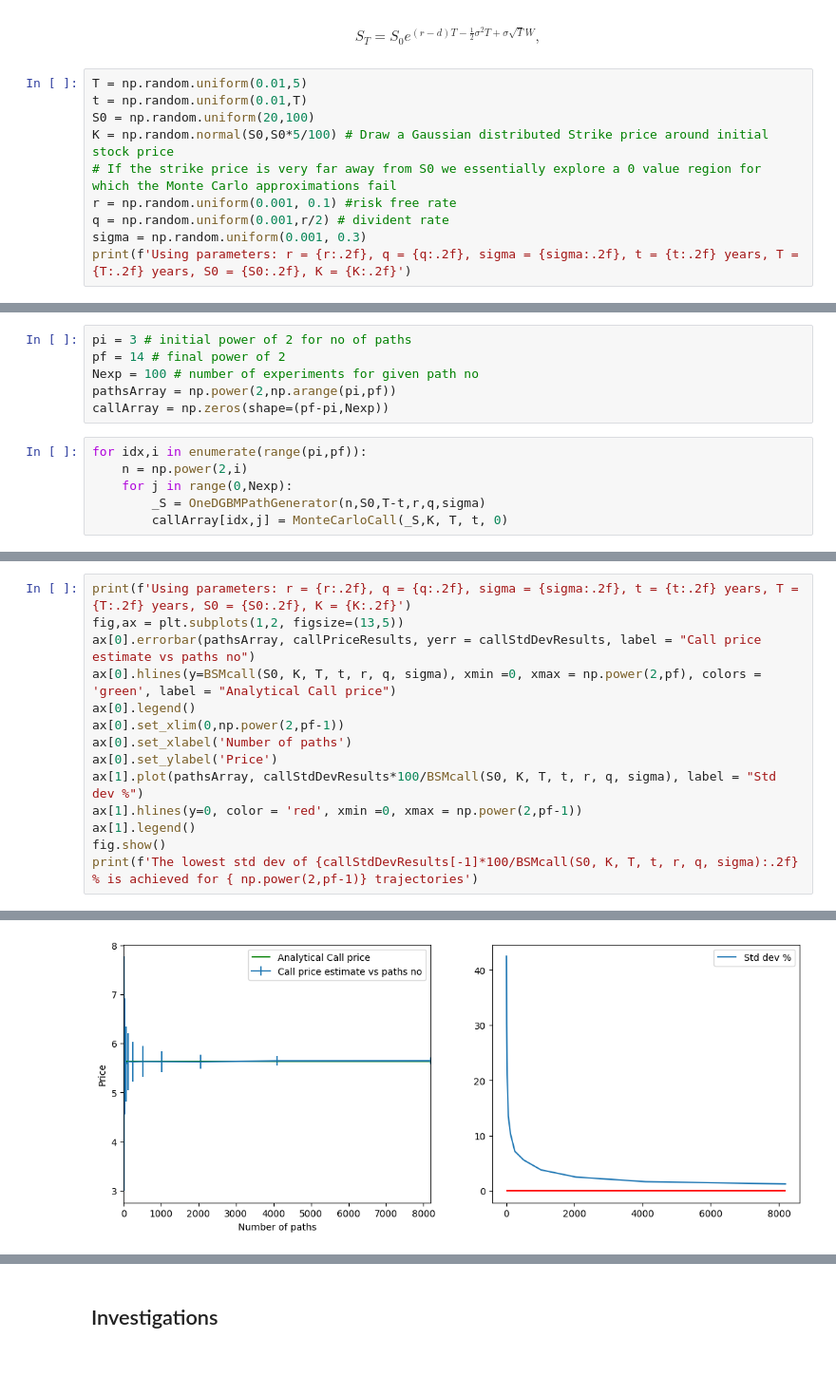
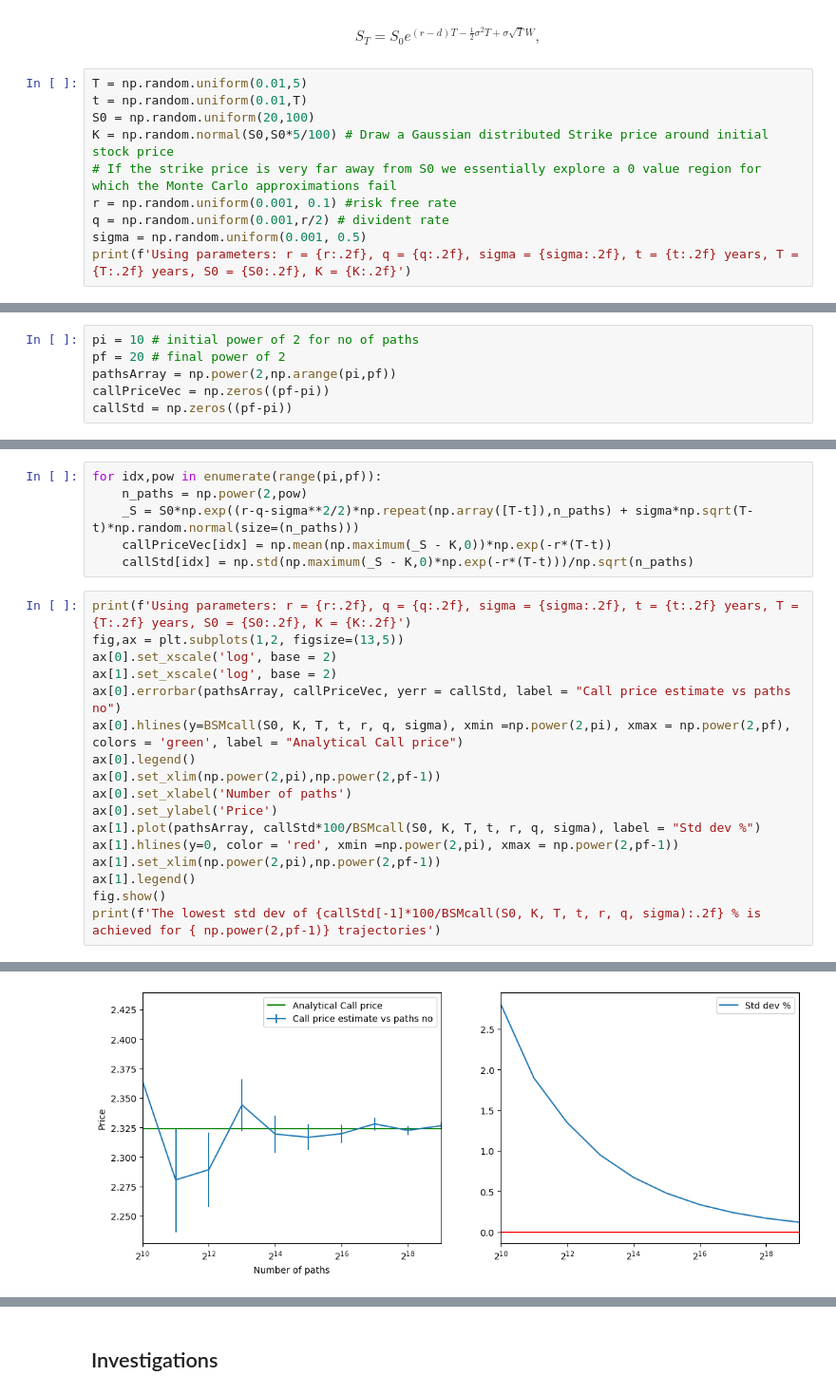
Before and after one commit to CioriiaCristian/quantitativeProjects, a Jupyter notebook: _001_Vanilla_Options_Black_Scholes/1_Vanilla_Black_Scholes.ipynb, the cells around one changed output, grey strips where cells are left out. Shown at 95% size. Cells and saved outputs as stored; diff of their text form; blank space fills up the shorter version.

```diff
--- a/_001_Vanilla_Options_Black_Scholes/1_Vanilla_Black_Scholes.ipynb
+++ b/_001_Vanilla_Options_Black_Scholes/1_Vanilla_Black_Scholes.ipynb
@@ -357,6 +281,6 @@ K = np.random.normal(S0,S0*5/100) # Draw a Gaussian distributed Strike price aro
 # If the strike price is very far away from S0 we essentially explore a 0 value region for which the Monte Carlo approximations fail
 r = np.random.uniform(0.001, 0.1) #risk free rate
 q = np.random.uniform(0.001,r/2) # divident rate
-sigma = np.random.uniform(0.001, 0.3)
+sigma = np.random.uniform(0.001, 0.5)
 print(f'Using parameters: r = {r:.2f}, q = {q:.2f}, sigma = {sigma:.2f}, t = {t:.2f} years, T = {T:.2f} years, S0 = {S0:.2f}, K = {K:.2f}')
 # %% [output]
@@ -364,12 +288,6 @@ Using parameters: r = 0.02, q = 0.00, sigma = 0.22, t = 1.93 years, T = 4.68 yea
 # %%
-pi = 3 # initial power of 2 for no of paths
-pf = 14 # final power of 2
-Nexp = 100 # number of experiments for given path no
+pi = 10 # initial power of 2 for no of paths
+pf = 20 # final power of 2
 pathsArray = np.power(2,np.arange(pi,pf))
-callArray = np.zeros(shape=(pf-pi,Nexp))
+callPriceVec = np.zeros((pf-pi))
+callStd = np.zeros((pf-pi))
-# %%
-for idx,i in enumerate(range(pi,pf)):
-    n = np.power(2,i)
-    for j in range(0,Nexp):
-        _S = OneDGBMPathGenerator(n,S0,T-t,r,q,sigma)
-        callArray[idx,j] = MonteCarloCall(_S,K, T, t, 0)
@@ -379,15 +294,24 @@ callStdDevResults = np.std(callArray, axis = 1)
+# %%
+for idx,pow in enumerate(range(pi,pf)):
+    n_paths = np.power(2,pow)
+    _S = S0*np.exp((r-q-sigma**2/2)*np.repeat(np.array([T-t]),n_paths) + sigma*np.sqrt(T-t)*np.random.normal(size=(n_paths)))
+    callPriceVec[idx] = np.mean(np.maximum(_S - K,0))*np.exp(-r*(T-t))
+    callStd[idx] = np.std(np.maximum(_S - K,0)*np.exp(-r*(T-t)))/np.sqrt(n_paths)
 # %%
 print(f'Using parameters: r = {r:.2f}, q = {q:.2f}, sigma = {sigma:.2f}, t = {t:.2f} years, T = {T:.2f} years, S0 = {S0:.2f}, K = {K:.2f}')
 fig,ax = plt.subplots(1,2, figsize=(13,5))
-ax[0].errorbar(pathsArray, callPriceResults, yerr = callStdDevResults, label = "Call price estimate vs paths no")
-ax[0].hlines(y=BSMcall(S0, K, T, t, r, q, sigma), xmin =0, xmax = np.power(2,pf), colors = 'green', label = "Analytical Call price")
+ax[0].set_xscale('log', base = 2)
+ax[1].set_xscale('log', base = 2)
+ax[0].errorbar(pathsArray, callPriceVec, yerr = callStd, label = "Call price estimate vs paths no")
+ax[0].hlines(y=BSMcall(S0, K, T, t, r, q, sigma), xmin =np.power(2,pi), xmax = np.power(2,pf), colors = 'green', label = "Analytical Call price")
 ax[0].legend()
-ax[0].set_xlim(0,np.power(2,pf-1))
+ax[0].set_xlim(np.power(2,pi),np.power(2,pf-1))
 ax[0].set_xlabel('Number of paths')
 ax[0].set_ylabel('Price')
-ax[1].plot(pathsArray, callStdDevResults*100/BSMcall(S0, K, T, t, r, q, sigma), label = "Std dev %")
-ax[1].hlines(y=0, color = 'red', xmin =0, xmax = np.power(2,pf-1))
+ax[1].plot(pathsArray, callStd*100/BSMcall(S0, K, T, t, r, q, sigma), label = "Std dev %")
+ax[1].hlines(y=0, color = 'red', xmin =np.power(2,pi), xmax = np.power(2,pf-1))
+ax[1].set_xlim(np.power(2,pi),np.power(2,pf-1))
 ax[1].legend()
 fig.show()
-print(f'The lowest std dev of {callStdDevResults[-1]*100/BSMcall(S0, K, T, t, r, q, sigma):.2f} % is achieved for { np.power(2,pf-1)} trajectories')
+print(f'The lowest std dev of {callStd[-1]*100/BSMcall(S0, K, T, t, r, q, sigma):.2f} % is achieved for { np.power(2,pf-1)} trajectories')
 # %% [output]
@@ -396 +320 @@ The lowest std dev of 1.26 % is achieved for 8192 trajectories
-[figure, old version]
+[figure, new version]
```
Also changed, not shown: parts of 40 cells of this notebook, 29 other files.
